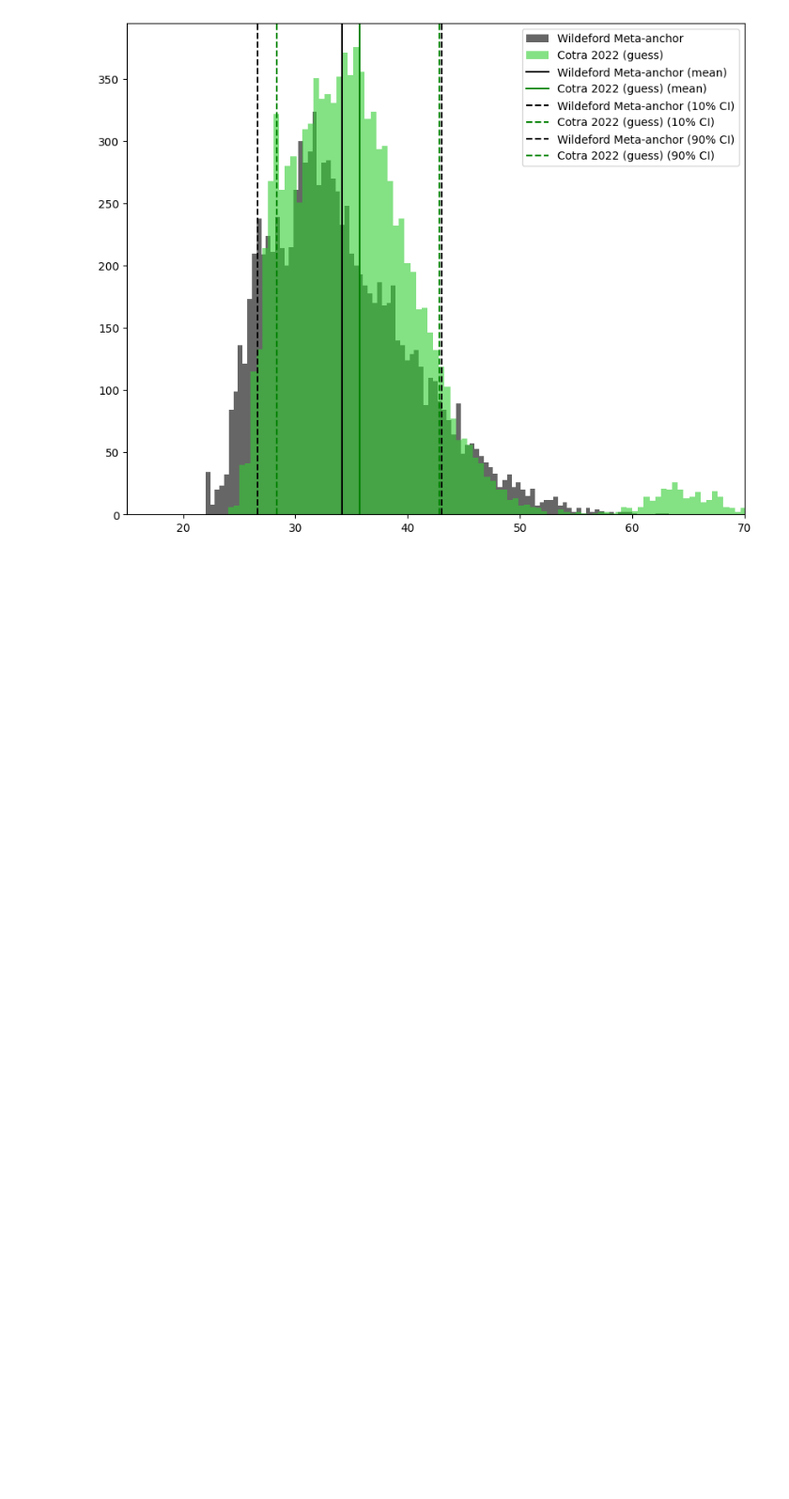
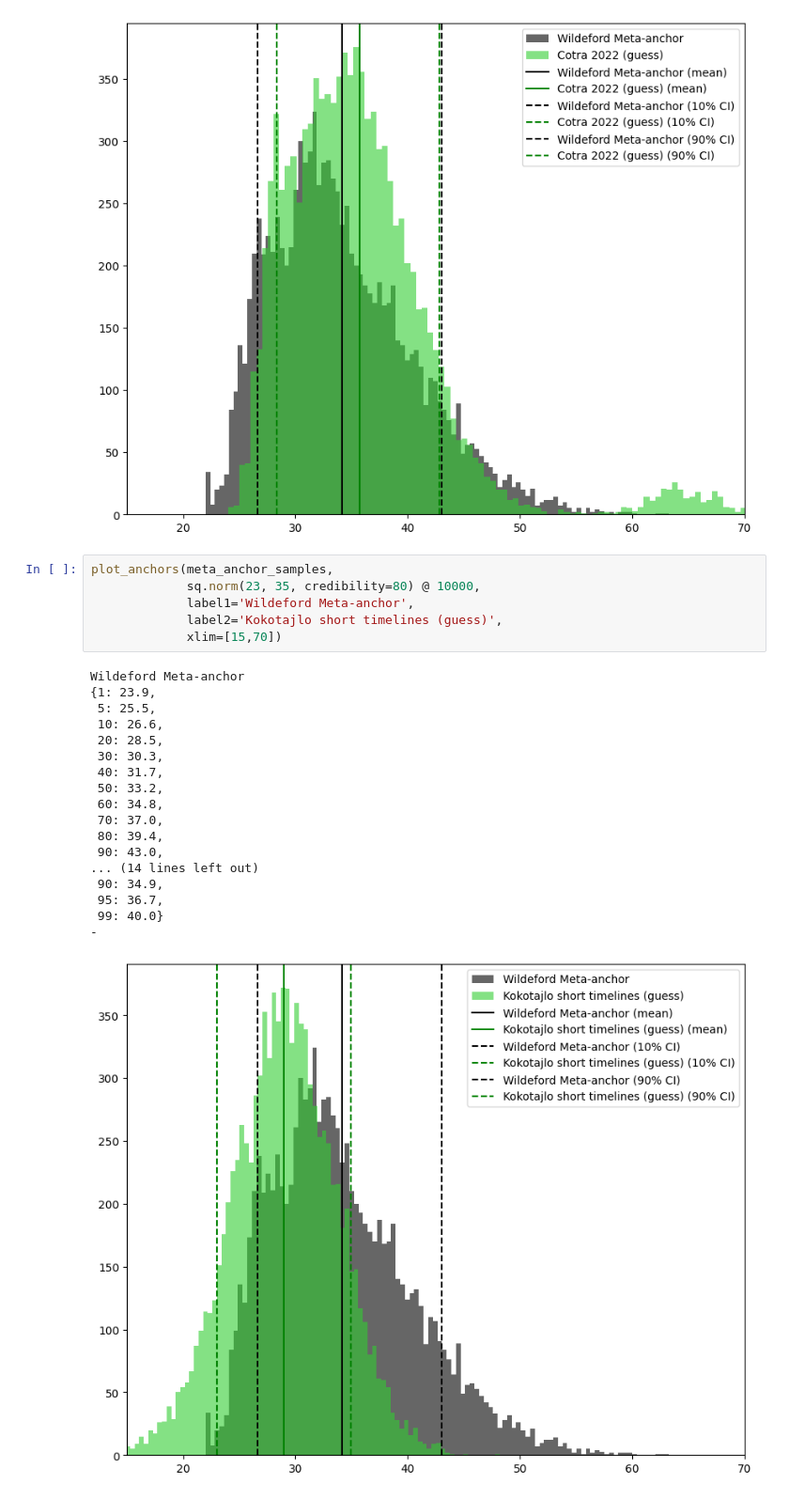
Before and after one commit to rethinkpriorities/future-assessment-model, a Jupyter notebook: (1) Anchors.ipynb, the cells around one changed output. Shown at 94% size. Cells and saved outputs as stored; diff of their text form; blank space fills up the shorter version.

Commit message:
compare to Kokotajlo anchor

```diff
--- a/(1) Anchors.ipynb
+++ b/(1) Anchors.ipynb
@@ -849,3 +849,28 @@ Wildeford Meta-anchor
  99: 65.8}
 -
 [figure]
+# %%
+plot_anchors(meta_anchor_samples,
+             sq.norm(23, 35, credibility=80) @ 10000,
+             label1='Wildeford Meta-anchor',
+             label2='Kokotajlo short timelines (guess)',
+             xlim=[15,70])
+# %% [output]
+Wildeford Meta-anchor
+{1: 23.9,
+ 5: 25.5,
+ 10: 26.6,
+ 20: 28.5,
+ 30: 30.3,
+ 40: 31.7,
+ 50: 33.2,
+ 60: 34.8,
+ 70: 37.0,
+ 80: 39.4,
+ 90: 43.0,
+... (14 lines left out)
+ 90: 34.9,
+ 95: 36.7,
+ 99: 40.0}
+-
+[figure, added]
```
